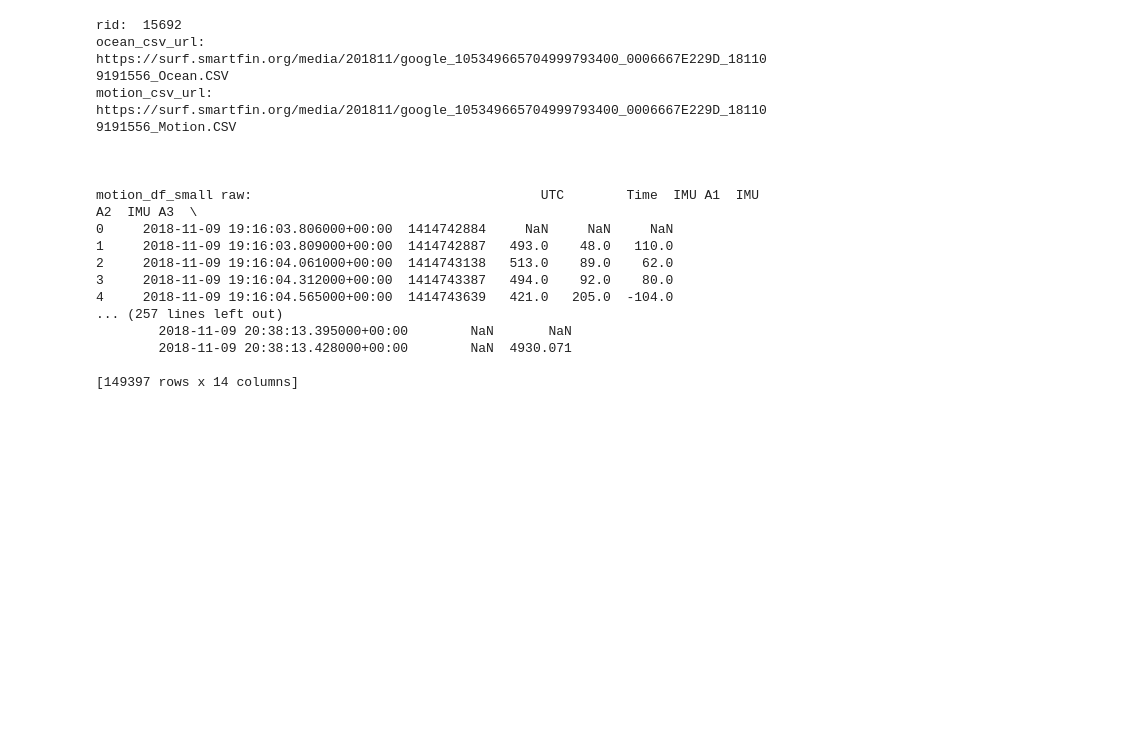
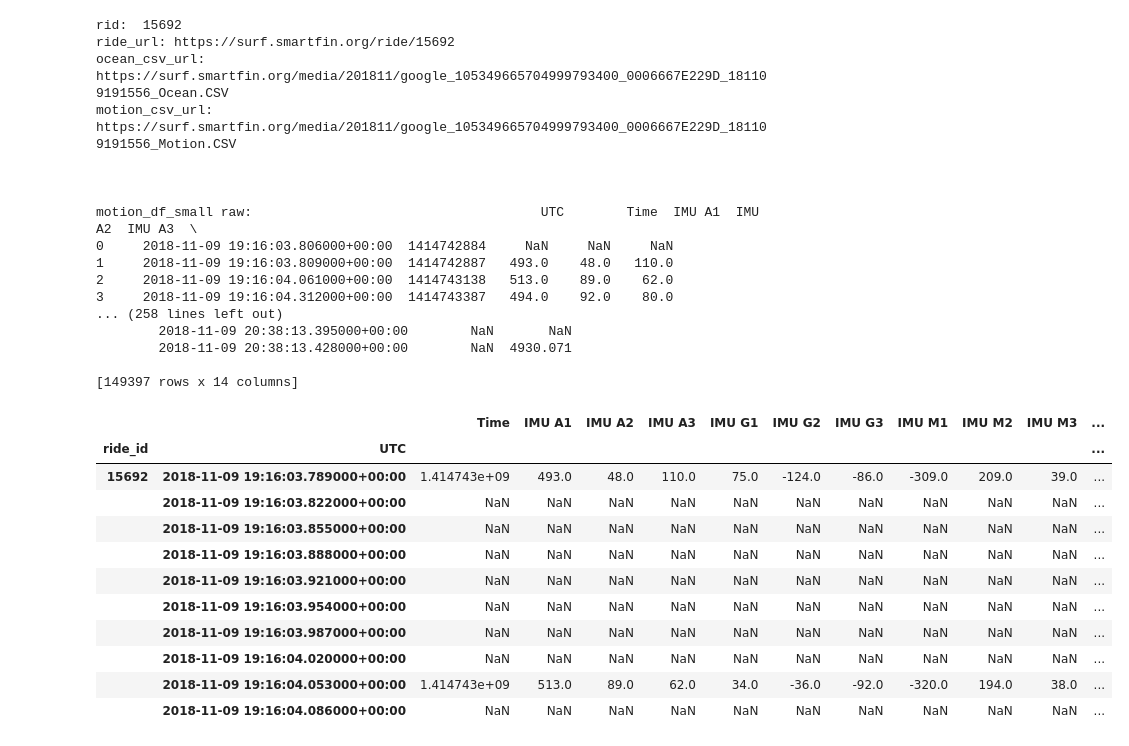
Before and after one commit to UCSD-E4E/Smartfin, a Jupyter notebook: Smartfin breakdowns/Web Scraper Breakdown.ipynb, the cells around one changed output. Saved outputs shown, nothing was run; the diff lists cells and outputs as text; code cells hidden in the pictures; blank space fills up the shorter version.

Commit message:
smartfin web scraper template and guide

```diff
--- a/Smartfin breakdowns/Web Scraper Breakdown.ipynb
+++ b/Smartfin breakdowns/Web Scraper Breakdown.ipynb
@@ -58,7 +58,7 @@ def get_csv_from_ride_id(rid):
 # step 1
     # Build URL for each individual ride
     ride_url = ride_url_base+str(rid)
-#     print("ride_url: " + ride_url)
+    print("ride_url: " + ride_url)
 
 # step 2
     # query smartfin website to retrieve the ride's webpage in HTML
@@ -201,32 +201,45 @@ motion_df = pd.concat(appended_motion_list, keys = df_keys, names = ['ride_id'])
 
 # 7d. clear na values from dataframes
 #Drop the latitude and longitude values since most of them are Nan:
 print('motion df length pre na drop: ', len(motion_df))
 motion_df_dropped = motion_df.drop(columns=['Latitude', 'Longitude'])
 
 #Drop the NAN values from the motion data:
 motion_df_dropped = motion_df_dropped.dropna(axis=0, how='any')
 print('motion_df_dropped length post na drop: ', len(motion_df_dropped))
 print('\n\n')
 
 # finished clean dataframes
 print('motion_df_dropped: ', motion_df_dropped)
 print('ocean_df: ', ocean_df)
+motion_df.head(10)
 # %% [output]
 rid:  15692
+ride_url: https://surf.smartfin.org/ride/15692
 ocean_csv_url:  https://surf.smartfin.org/media/201811/google_105349665704999793400_0006667E229D_181109191556_Ocean.CSV
 motion_csv_url:  https://surf.smartfin.org/media/201811/google_105349665704999793400_0006667E229D_181109191556_Motion.CSV
 
 
 
 motion_df_small raw:                                     UTC        Time  IMU A1  IMU A2  IMU A3  \
 0     2018-11-09 19:16:03.806000+00:00  1414742884     NaN     NaN     NaN
 1     2018-11-09 19:16:03.809000+00:00  1414742887   493.0    48.0   110.0
 2     2018-11-09 19:16:04.061000+00:00  1414743138   513.0    89.0    62.0
 3     2018-11-09 19:16:04.312000+00:00  1414743387   494.0    92.0    80.0
-4     2018-11-09 19:16:04.565000+00:00  1414743639   421.0   205.0  -104.0
-... (257 lines left out)
+... (258 lines left out)
         2018-11-09 20:38:13.395000+00:00        NaN       NaN
         2018-11-09 20:38:13.428000+00:00        NaN  4930.071
 
 [149397 rows x 14 columns]
+|  |  | Time | IMU A1 | IMU A2 | IMU A3 | IMU G1 | IMU G2 | IMU G3 | IMU M1 | IMU M2 | IMU M3 | ... |
+| ride_id | UTC |  |  |  |  |  |  |  |  |  |  | ... |
+| 15692 | 2018-11-09 19:16:03.789000+00:00 | 1.414743e+09 | 493.0 | 48.0 | 110.0 | 75.0 | -124.0 | -86.0 | -309.0 | 209.0 | 39.0 | ... |
+|  | 2018-11-09 19:16:03.822000+00:00 | NaN | NaN | NaN | NaN | NaN | NaN | NaN | NaN | NaN | NaN | ... |
+|  | 2018-11-09 19:16:03.855000+00:00 | NaN | NaN | NaN | NaN | NaN | NaN | NaN | NaN | NaN | NaN | ... |
+|  | 2018-11-09 19:16:03.888000+00:00 | NaN | NaN | NaN | NaN | NaN | NaN | NaN | NaN | NaN | NaN | ... |
+|  | 2018-11-09 19:16:03.921000+00:00 | NaN | NaN | NaN | NaN | NaN | NaN | NaN | NaN | NaN | NaN | ... |
+|  | 2018-11-09 19:16:03.954000+00:00 | NaN | NaN | NaN | NaN | NaN | NaN | NaN | NaN | NaN | NaN | ... |
+|  | 2018-11-09 19:16:03.987000+00:00 | NaN | NaN | NaN | NaN | NaN | NaN | NaN | NaN | NaN | NaN | ... |
+|  | 2018-11-09 19:16:04.020000+00:00 | NaN | NaN | NaN | NaN | NaN | NaN | NaN | NaN | NaN | NaN | ... |
+|  | 2018-11-09 19:16:04.053000+00:00 | 1.414743e+09 | 513.0 | 89.0 | 62.0 | 34.0 | -36.0 | -92.0 | -320.0 | 194.0 | 38.0 | ... |
+|  | 2018-11-09 19:16:04.086000+00:00 | NaN | NaN | NaN | NaN | NaN | NaN | NaN | NaN | NaN | NaN | ... |
```
Also changed, not shown: 1 other file.
